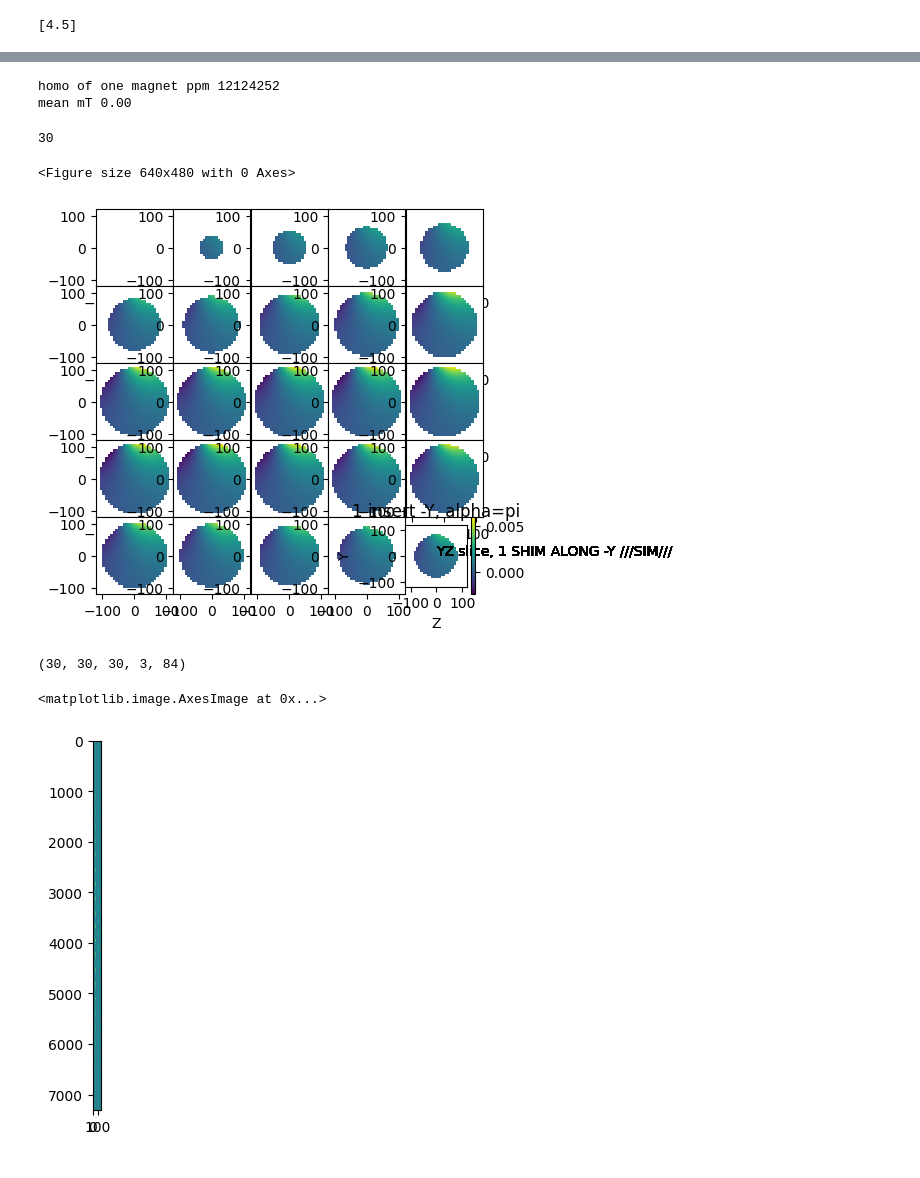
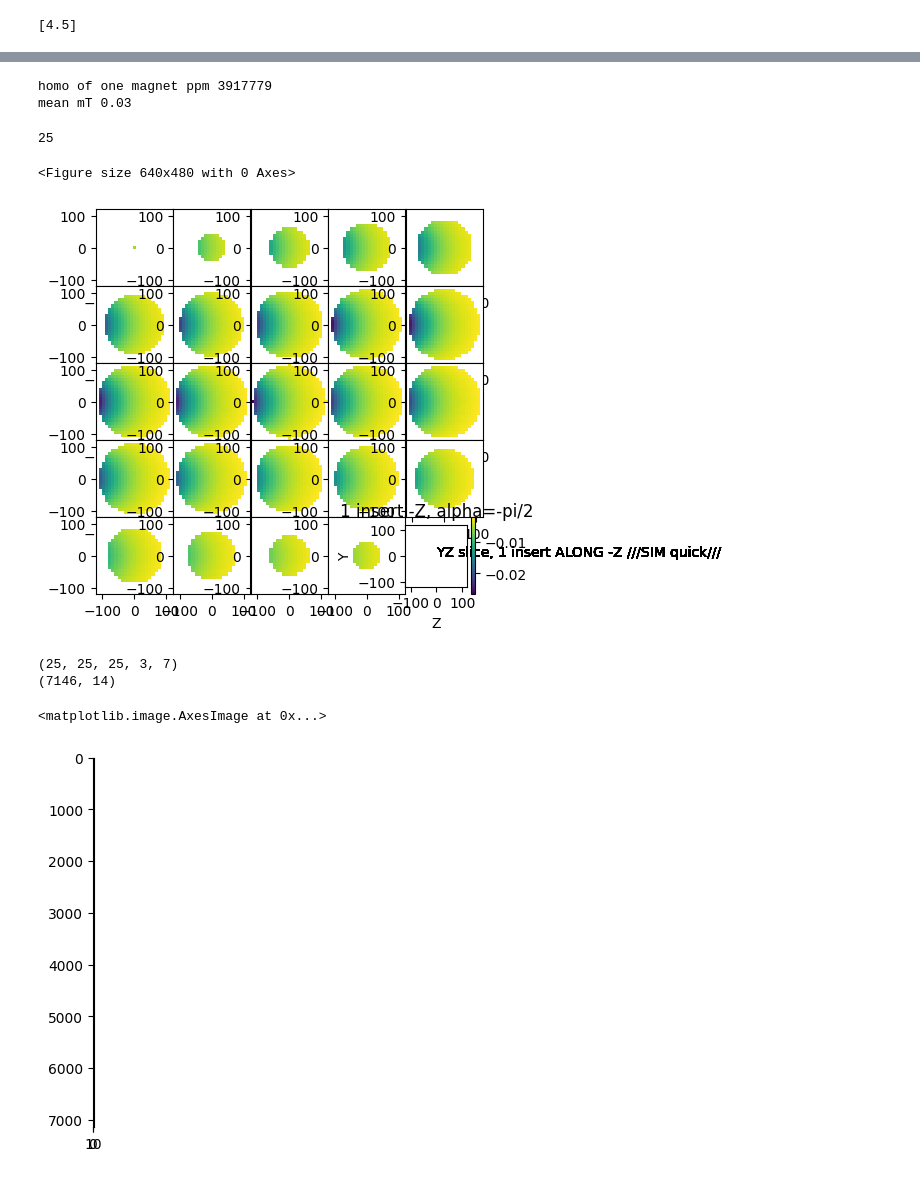
Before and after one commit to rst030/cosi-measure, a Jupyter notebook: Software/COSI2/test_BANANA_1_INSERT_.ipynb, the cells around one changed output, grey strips where cells are left out. Drawn from its saved outputs; the diff is of its cells as text; code cells hidden in the pictures.

```diff
--- a/Software/COSI2/test_BANANA_1_INSERT_.ipynb
+++ b/Software/COSI2/test_BANANA_1_INSERT_.ipynb
@@ -427,0 +497,29 @@ plt.show()
+# %%
+# what we expect with insert at min_z 0y ring 0:
+plt.figure(0)
+
+mapsize = int(np.sqrt(len(FieldMeasured[:,0,0])))
+fig, axes = plt.subplots(nrows=mapsize, ncols=mapsize, figsize=(mapsize, mapsize))
+
+xvals = b0map_banana.xDim_SPH_fine
+
+d = np.shape(coordinate_grid[0])
+print(d[0])
+
+
+for i in range(5):
+    for j in range(5):
+        xxx = axes[i,j].imshow(MagnetsField_simulated_fair[i*5+j,:,:],clim=[np.nanmin(MagnetsField_simulated_fair),np.nanmax(MagnetsField_simulated_fair)],origin = 'lower',extent=[-120,120,-120,120])
+        plt.text(-0,0,'YZ slice, 1 insert ALONG -Z ///SIM fair///')
+        axes[i,j].xaxis.set_visible(True)
+        axes[i,j].yaxis.set_visible(True)
+        plt.xlabel('Z')
+        plt.ylabel('Y')
+
+plt.subplots_adjust(wspace=0, hspace=0)
+plt.title('1 insert -Z, alpha=-pi/2')
+plt.colorbar(mappable=xxx)
+plt.savefig('./pics/ALL_INSERTS_ALONG_-Y_SIM.png',format="png")
+plt.savefig('./pics/ALL_INSERTS_ALONG_-Y_SIM.pdf',format="pdf")
+
+plt.show()
@@ -428,68 +530,68 @@ plt.show()
 # %%
-# RENDERING FIELDS OF SHIM MAGNETS
+# RENDERING quick FIELDS OF SHIM MAGNETS
 
 MagnetsField_simulated = shimming_magnets[0].B0[:,:,:,2]*0
 
 
-for magnet_index, pos in enumerate(positions[0:1]):
-    alpha = np.pi#-np.pi/2#np.pi/2#np.pi/2#!TEMP-np.pi/2
-    cheapfield_onemagnet = magnetFields[yzsliceidx,:,:,2,magnet_index]*np.cos(alpha)-magnetFields[yzsliceidx,:,:,1,magnet_index]*np.sin(alpha)
+for magnet_index, pos in enumerate(positions):
+    alpha = -np.pi/2#np.pi/2#np.pi/2#!TEMP-np.pi/2
+    cheapfield_onemagnet = magnetFields[:,:,:,2,magnet_index]*np.cos(alpha)-magnetFields[:,:,:,1,magnet_index]*np.sin(alpha)
     MagnetsField_simulated += cheapfield_onemagnet
 
 
 
 #mask the one magnet field:
-MagnetsField_simulated*= b0map_iter1.sphere_mask
+MagnetsField_simulated*= b0map_banana.sphere_mask
 #MagnetsField_simulated*=1e3
 
 homo_oneMagnet = (np.nanmax(MagnetsField_simulated)-np.nanmin(MagnetsField_simulated))/np.nanmean(MagnetsField_simulated)*1e6
 print('homo of one magnet ppm %.0f'%(abs(homo_oneMagnet)))
 print('mean mT %.2f'%(abs(np.nanmin(MagnetsField_simulated))))
 # %% [output]
-homo of one magnet ppm 12124252
-mean mT 0.00
+homo of one magnet ppm 3917779
+mean mT 0.03
 # %%
 # what we expect with insert at min_z 0y ring 0:
 plt.figure(0)
 
 mapsize = int(np.sqrt(len(FieldMeasured[:,0,0])))
 fig, axes = plt.subplots(nrows=mapsize, ncols=mapsize, figsize=(mapsize, mapsize))
 
-xvals = b0map_iter1.xDim_SPH_fine
+xvals = b0map_banana.xDim_SPH_fine
 
 d = np.shape(coordinate_grid[0])
 print(d[0])
 
 
 for i in range(5):
     for j in range(5):
         xxx = axes[i,j].imshow(MagnetsField_simulated[i*5+j,:,:],clim=[np.nanmin(MagnetsField_simulated),np.nanmax(MagnetsField_simulated)],origin = 'lower',extent=[-120,120,-120,120])
-        plt.text(-0,0,'YZ slice, 1 SHIM ALONG -Y ///SIM///')
+        plt.text(-0,0,'YZ slice, 1 insert ALONG -Z ///SIM quick///')
         axes[i,j].xaxis.set_visible(True)
         axes[i,j].yaxis.set_visible(True)
         plt.xlabel('Z')
         plt.ylabel('Y')
 
 plt.subplots_adjust(wspace=0, hspace=0)
-plt.title('1 insert -Y, alpha=pi')
+plt.title('1 insert -Z, alpha=-pi/2')
 plt.colorbar(mappable=xxx)
 plt.savefig('./pics/ALL_INSERTS_ALONG_-Y_SIM.png',format="png")
 plt.savefig('./pics/ALL_INSERTS_ALONG_-Y_SIM.pdf',format="pdf")
 
 plt.show()
 # %% [output]
-30
+25
 <Figure size 640x480 with 0 Axes>
-[figure, old version]
+[figure, new version]
 # %%
 # now least squares for magnet rotation.
 # generating the magnetic fields:
 # magnet field is magnetFields[:,:,:,2,0]
 # mask the magnet fields
-DSV = b0map_iter1.path.radius*2 # DEFINED ABOVE!
-b0map = b0map_iter1
+DSV = b0map_banana.path.radius*2 # DEFINED ABOVE!
+b0map = b0map_banana
 
-DSV_INNER = b0map.path.radius*1.5 #!!!TEMP*1.96#1.95 # DEFINED ABOVE!
+DSV_INNER = b0map.path.radius*0.2 #!!!TEMP*1.96#1.95 # DEFINED ABOVE!
 # make a spherical mask with diameter DSV
 sphereMask = np.zeros(np.shape(coordinate_grid[0]), dtype = float)
 sphereMask[np.square(coordinate_grid[0]) + np.square(coordinate_grid[1]) + np.square(coordinate_grid[2]) <= (DSV/2)**2] = 1
@@ -501,13 +603,14 @@ print(np.shape(magnetFields))
 
 maskedFields =magnetFields[sphereMask == 1, :,:].astype(float) #!!! TEMP!!!!
 maskedFields_stacked = np.hstack((maskedFields[:,1,:],maskedFields[:,2,:])) # WE HAVE Y AND Z
-
+print(np.shape(maskedFields_stacked))
 
 plt.imshow(maskedFields_stacked) #
 # %% [output]
-(30, 30, 30, 3, 84)
+(25, 25, 25, 3, 7)
+(7146, 14)
 <matplotlib.image.AxesImage at 0x...>
-[figure, old version]
+[figure, new version]
 # %%
 
 # masking the magnet fields
```
Also changed, not shown: parts of 23 cells of this notebook, 18 other files.
